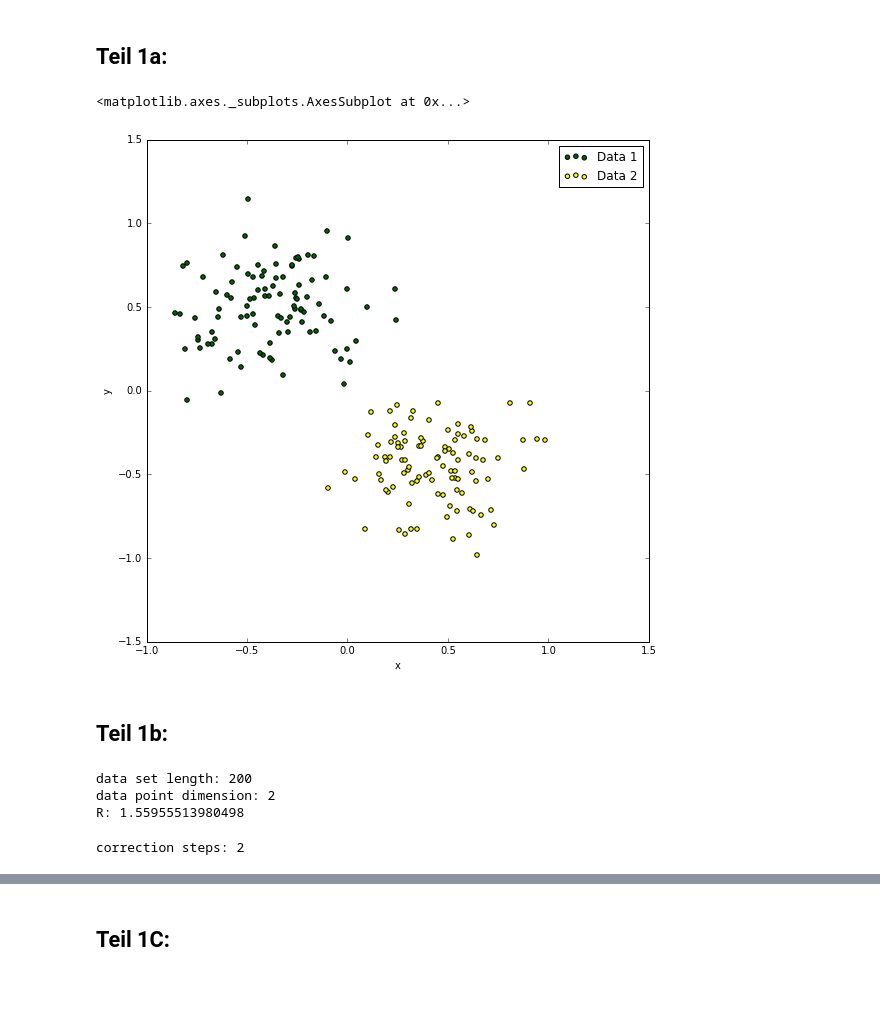
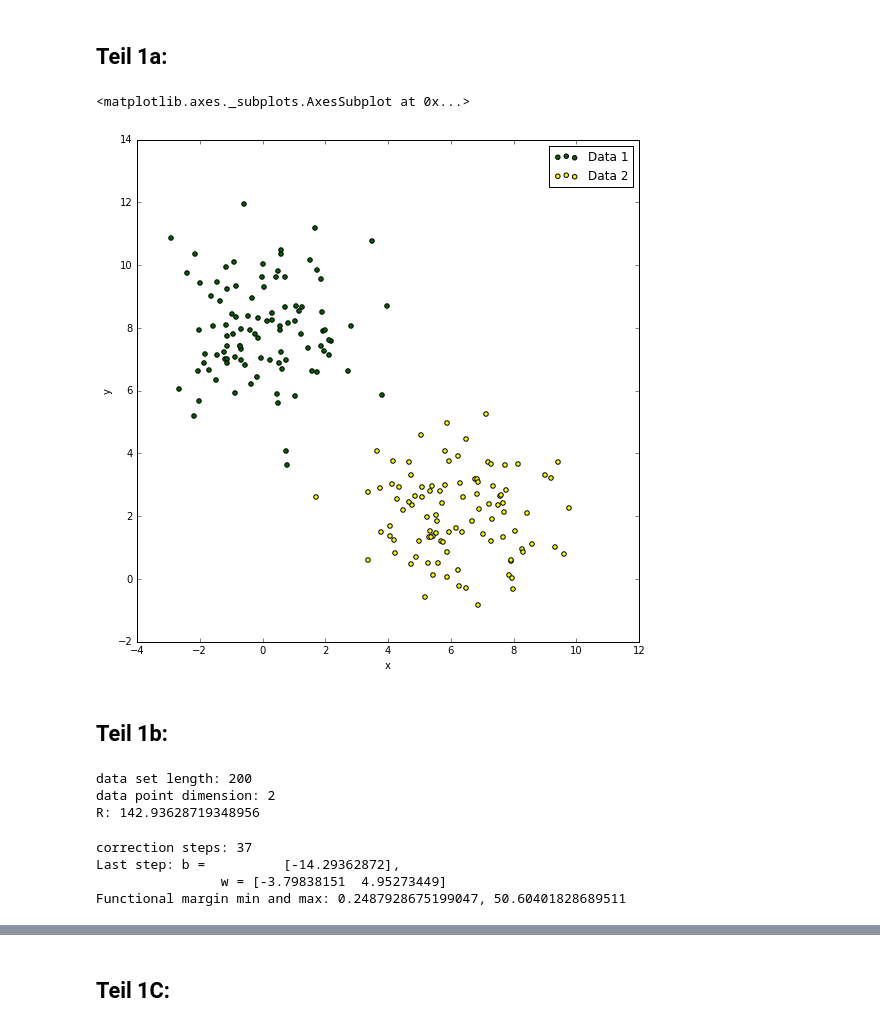
Before and after one commit to mahieke/maschinelles_lernen, a Jupyter notebook: a3/perceptron.ipynb, the cells around one changed output, grey strips where cells are left out. Saved outputs shown, nothing was run; the diff lists cells and outputs as text; code cells hidden in the pictures; blank space fills up the shorter version.

```diff
--- a/a3/perceptron.ipynb
+++ b/a3/perceptron.ipynb
@@ -9,20 +9,20 @@ import matplotlib.pyplot as plt
 # %% [markdown]
 ## Teil 1a:
 # %%
-variance = 0.05
+variance = 2
 data = 100
-pos = [0,0]
-pos_vec = [-0.4, 0.45]
+pos = [3.2,5] # float problem?!
+pos_vec = [-3, 3]
 d1, d2, colors = util.create_isotropic_gaussian_twindataset(pos, data, variance, pos_vec)
 
 # plot data with pandas wrapper
 pd1 = pd.DataFrame(d1, columns=['x','y'])
 pd2 = pd.DataFrame(d2, columns=['x','y'])
 ax = pd1.plot(kind='scatter', x='x', y='y', figsize=(9,9), color=colors[0], label='Data 1')
 pd2.plot(kind='scatter', x='x', y='y', figsize=(9,9), color=colors[1], label='Data 2', ax=ax)
 # %% [output]
 <matplotlib.axes._subplots.AxesSubplot at 0x...>
-[figure, old version]
+[figure, new version]
 # %% [markdown]
 ## Teil 1b:
 # %%
@@ -30,11 +30,14 @@ perceptron = util.Perceptron((d1,d2))
 # %% [output]
 data set length: 200
 data point dimension: 2
-R: 1.55955513980498
+R: 142.93628719348956
 # %%
 perceptron.learn(max_iterations=530)
 # %% [output]
-correction steps: 2
+correction steps: 37
+Last step: b =          [-14.29362872],
+                w = [-3.79838151  4.95273449]
+Functional margin min and max: 0.2487928675199047, 50.60401828689511
 # %%
 ax = perceptron.plot_result2D(colors, 6)
 # %% [output]
```
Also changed, not shown: parts of 14 cells of this notebook, 2 other files.
